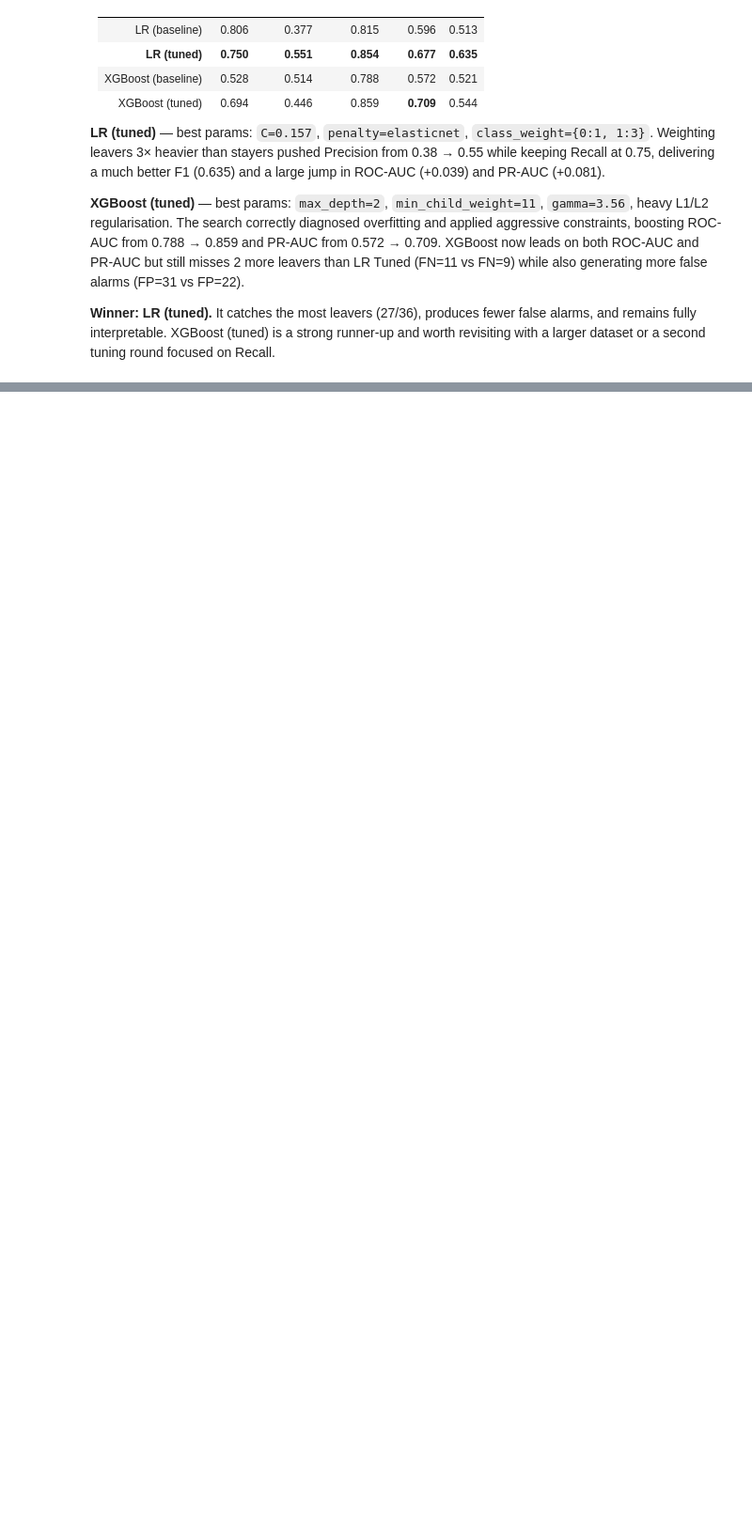
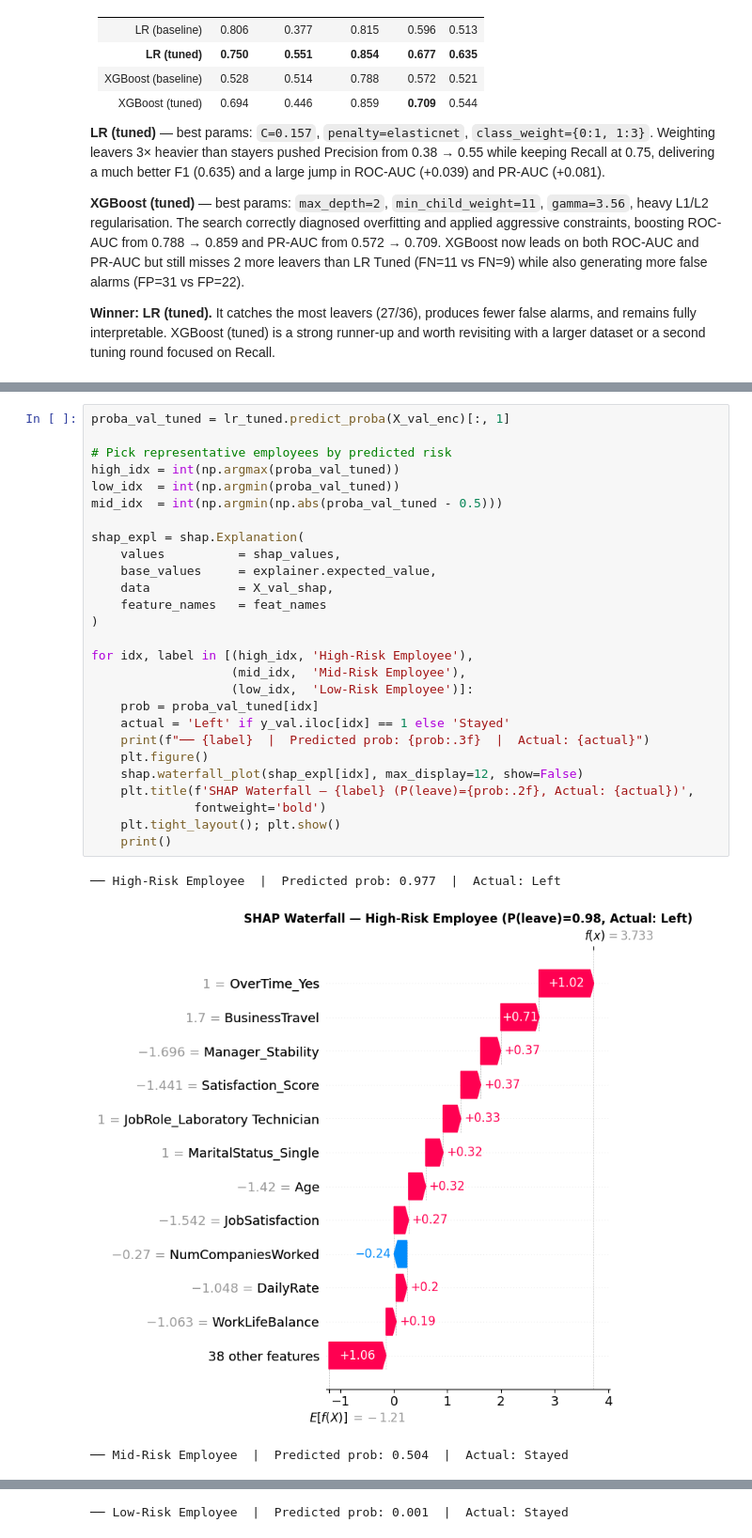
Before and after one commit to rimonshy/Employee-Churn-Prediction-System, a Jupyter notebook: notebook.ipynb, the cells around one changed output, grey strips where cells are left out. Shown at 94% size. Saved outputs shown, nothing was run; the diff lists cells and outputs as text; blank space fills up the shorter version.

```diff
--- a/notebook.ipynb
+++ b/notebook.ipynb
@@ -1201,0 +1258,31 @@ Both models improved substantially. Key takeaways:
+# %%
+proba_val_tuned = lr_tuned.predict_proba(X_val_enc)[:, 1]
+
+# Pick representative employees by predicted risk
+high_idx = int(np.argmax(proba_val_tuned))
+low_idx  = int(np.argmin(proba_val_tuned))
+mid_idx  = int(np.argmin(np.abs(proba_val_tuned - 0.5)))
+
+shap_expl = shap.Explanation(
+    values          = shap_values,
+    base_values     = explainer.expected_value,
+    data            = X_val_shap,
+    feature_names   = feat_names
+)
+
+for idx, label in [(high_idx, 'High-Risk Employee'),
+                   (mid_idx,  'Mid-Risk Employee'),
+                   (low_idx,  'Low-Risk Employee')]:
+    prob = proba_val_tuned[idx]
+    actual = 'Left' if y_val.iloc[idx] == 1 else 'Stayed'
+    print(f"── {label}  |  Predicted prob: {prob:.3f}  |  Actual: {actual}")
+    plt.figure()
+    shap.waterfall_plot(shap_expl[idx], max_display=12, show=False)
+    plt.title(f'SHAP Waterfall — {label} (P(leave)={prob:.2f}, Actual: {actual})',
+              fontweight='bold')
+    plt.tight_layout(); plt.show()
+    print()
+# %% [output]
+── High-Risk Employee  |  Predicted prob: 0.977  |  Actual: Left
+[figure, added]
+── Mid-Risk Employee  |  Predicted prob: 0.504  |  Actual: Stayed
@@ -1201,0 +1290 @@ Both models improved substantially. Key takeaways:
+── Low-Risk Employee  |  Predicted prob: 0.001  |  Actual: Stayed
```
Also changed, not shown: parts of 13 cells of this notebook.
